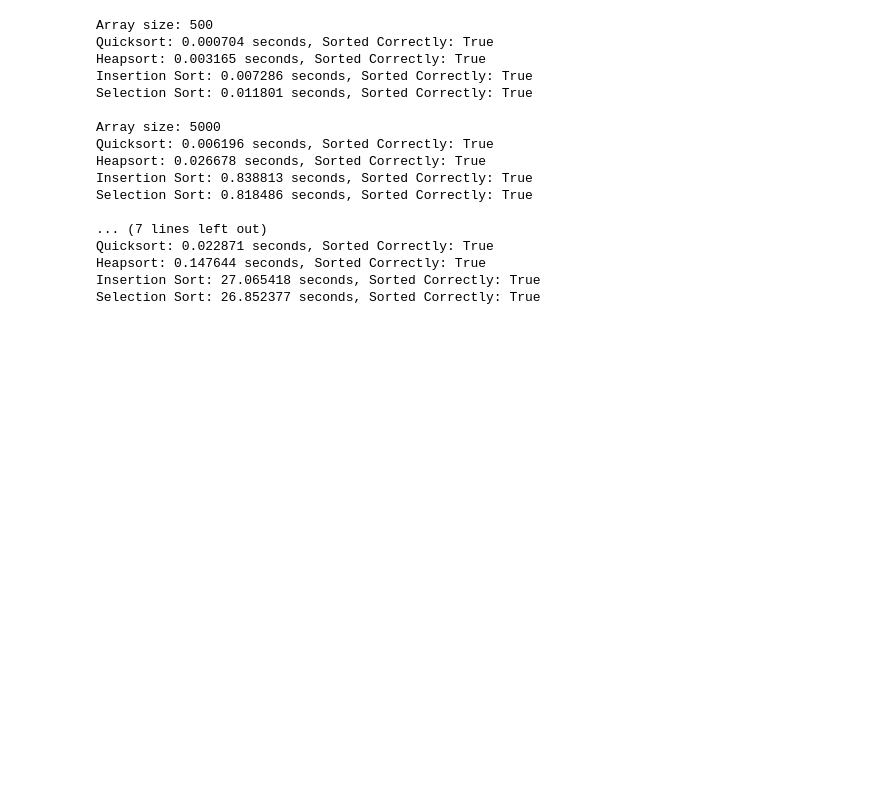
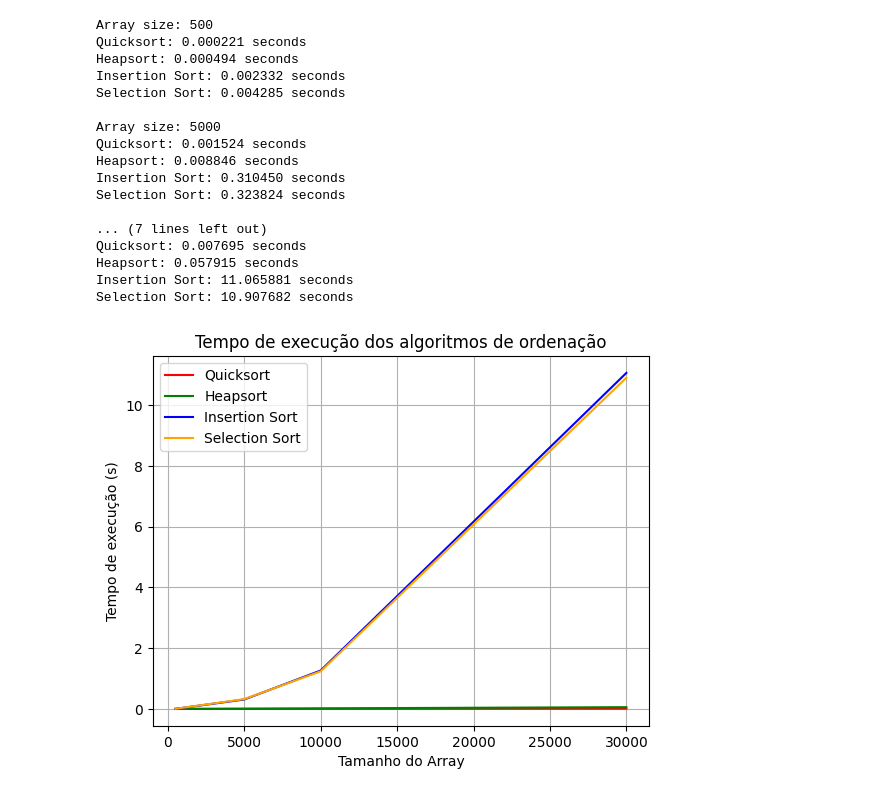
Before and after one commit to Wwwalber/MESTRADO-DOCKER-APALGOR, a Jupyter notebook: av1/lista5/resolve-lista-5.ipynb, the cells around one changed output. Cells and saved outputs as stored; diff of their text form; code cells hidden in the pictures; blank space fills up the shorter version.

```diff
--- a/av1/lista5/resolve-lista-5.ipynb
+++ b/av1/lista5/resolve-lista-5.ipynb
@@ -3,6 +82,8 @@
 # estar o tempo total real para ordenar de forma crescente arranjos com 500, 5.000, 10.000 e 30.000 registros na ordem aleatória.
 import time
 import random
+import numpy as np
+import matplotlib.pyplot as plt
 
 def quicksort(arr):
     if len(arr) <= 1:
@@ -50,48 +131,74 @@ def selection_sort(arr):
             if arr[min_idx] > arr[j]:
                 min_idx = j
         arr[i], arr[min_idx] = arr[min_idx], arr[i]
     return arr
 
 def test_sorting_algorithms():
     sizes = [500, 5000, 10000, 30000]
     algorithms = {
         "Quicksort": quicksort,
         "Heapsort": heapsort,
         "Insertion Sort": insertion_sort,
         "Selection Sort": selection_sort
     }
+    times_quiksort = []
+    times_heapsort = []
+    times_insertion_sort = []
+    times_selection_sort = []
 
     for size in sizes:
         arr = [random.randint(0, 100) for _ in range(size)]# Para cada tamanho de array especificado em sizes, a função gera um array de números inteiros aleatórios entre 0 e 100 usando a função random.randint
         print(f"Array size: {size}")
         for name, algorithm in algorithms.items():
             start_time = time.time()
-            sorted_arr = algorithm(arr.copy())
             algorithm(arr.copy())
             end_time = time.time()
-            is_sorted = sorted_arr == sorted(arr.copy())
-            print(f"{name}: {end_time - start_time:.6f} seconds, Sorted Correctly: {is_sorted}")
+            tempo_execucao = end_time - start_time
+            print(f"{name}: {tempo_execucao:.6f} seconds")
+            if name == "Quicksort":
+                times_quiksort.append(tempo_execucao)
+            elif name == "Heapsort":
+                times_heapsort.append(tempo_execucao)
+            elif name == "Insertion Sort":
+                times_insertion_sort.append(tempo_execucao)
+            else:
+                times_selection_sort.append(tempo_execucao)
         print()
+    #return tempo_execucao
+
+    # plotar o gráfico
+    #plt.figure(figsize=(10, 5))
+    plt.plot(sizes, times_quiksort, label="Quicksort", color="red")
+    plt.plot(sizes, times_heapsort, label="Heapsort", color="green")
+    plt.plot(sizes, times_insertion_sort, label="Insertion Sort", color="blue")
+    plt.plot(sizes, times_selection_sort, label="Selection Sort", color="orange")
+    plt.title("Tempo de execução dos algoritmos de ordenação")
+    plt.xlabel("Tamanho do Array")
+    plt.ylabel("Tempo de execução (s)")
+    plt.legend()
+    plt.grid()
+    plt.show()
 
 test_sorting_algorithms()
 # %% [output]
 Array size: 500
-Quicksort: 0.000704 seconds, Sorted Correctly: True
-Heapsort: 0.003165 seconds, Sorted Correctly: True
-Insertion Sort: 0.007286 seconds, Sorted Correctly: True
-Selection Sort: 0.011801 seconds, Sorted Correctly: True
+Quicksort: 0.000221 seconds
+Heapsort: 0.000494 seconds
+Insertion Sort: 0.002332 seconds
+Selection Sort: 0.004285 seconds
 
 Array size: 5000
-Quicksort: 0.006196 seconds, Sorted Correctly: True
-Heapsort: 0.026678 seconds, Sorted Correctly: True
-Insertion Sort: 0.838813 seconds, Sorted Correctly: True
-Selection Sort: 0.818486 seconds, Sorted Correctly: True
+Quicksort: 0.001524 seconds
+Heapsort: 0.008846 seconds
+Insertion Sort: 0.310450 seconds
+Selection Sort: 0.323824 seconds
 
 ... (7 lines left out)
-Quicksort: 0.022871 seconds, Sorted Correctly: True
-Heapsort: 0.147644 seconds, Sorted Correctly: True
-Insertion Sort: 27.065418 seconds, Sorted Correctly: True
-Selection Sort: 26.852377 seconds, Sorted Correctly: True
+Quicksort: 0.007695 seconds
+Heapsort: 0.057915 seconds
+Insertion Sort: 11.065881 seconds
+Selection Sort: 10.907682 seconds
+[figure, added]
 # %%
 # ordena vetor de 100 elementos
 import numpy as np # importa a biblioteca numpy
```
Also changed, not shown: parts of 1 cell of this notebook.
